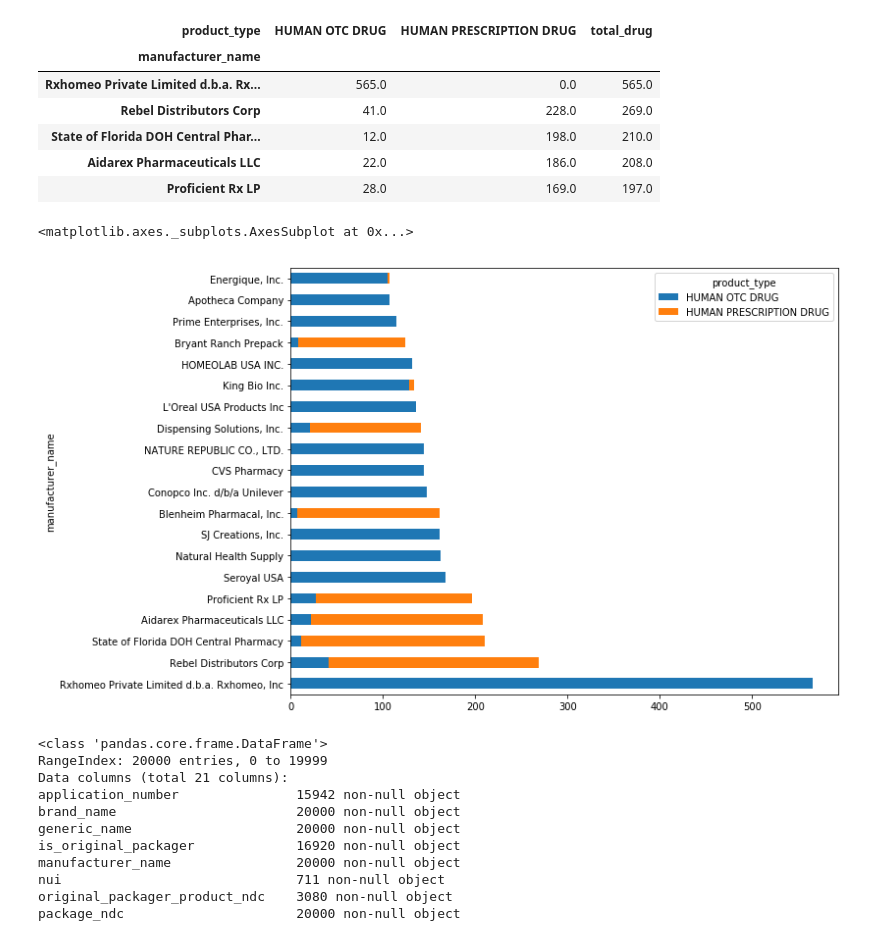
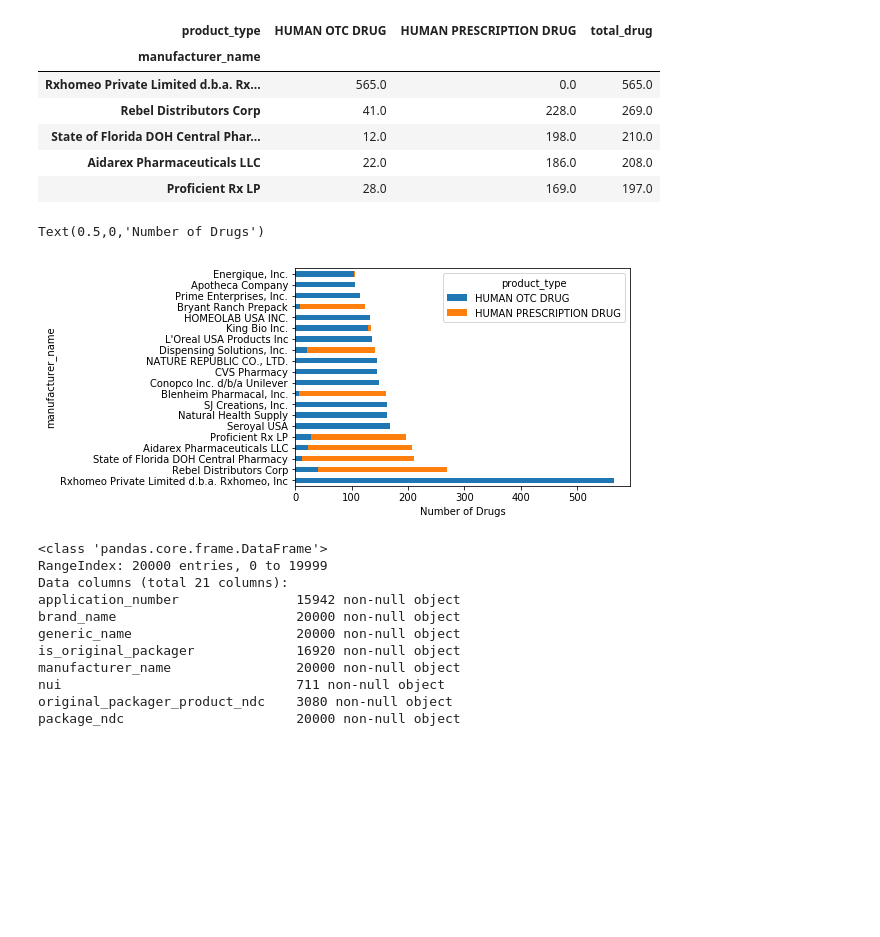
Before and after one commit to batmanlab/drugEmbedding, a Jupyter notebook: notebooks/Course_2.ipynb, the cells around one changed output. Drawn from its saved outputs; the diff is of its cells as text; code cells hidden in the pictures; blank space fills up the shorter version.

```diff
--- a/notebooks/Course_2.ipynb
+++ b/notebooks/Course_2.ipynb
@@ -306,9 +306,10 @@ grouped.head()
 | Proficient Rx LP | 28.0 | 169.0 | 197.0 |
 # %%
 grouped[['HUMAN OTC DRUG','HUMAN PRESCRIPTION DRUG']][0:20].plot(kind='barh', stacked=True)
+plt.xlabel('Number of Drugs')
 # %% [output]
-<matplotlib.axes._subplots.AxesSubplot at 0x...>
+Text(0.5,0,'Number of Drugs')
-[figure, old version]
+[figure, new version]
 # %%
 df_openfda.info()
 # %% [output]
```
Also changed, not shown: parts of 9 cells of this notebook, 3 other files.
